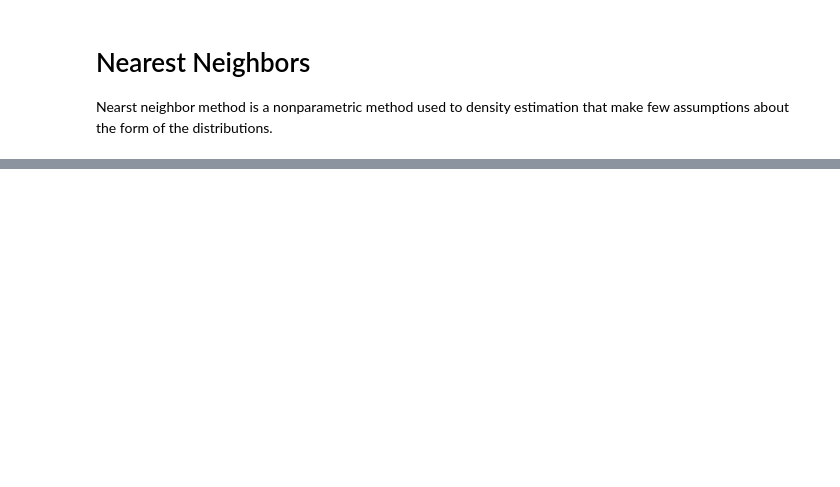
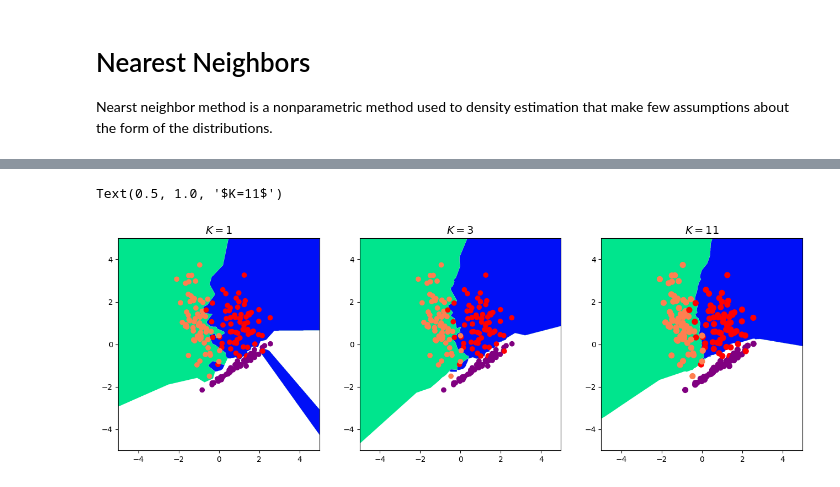
Before and after one commit to YangyangFu/mlax, a Jupyter notebook: 4-knn.ipynb, the cells around one changed output, grey strips where cells are left out. Drawn from its saved outputs; the diff is of its cells as text; code cells hidden in the pictures; blank space fills up the shorter version.

```diff
--- a/4-knn.ipynb
+++ b/4-knn.ipynb
@@ -47,0 +14,64 @@ Counts: [1 2 2 2]
+# %%
+N = 200
+D = 2
+
+x, t = make_classification(n_samples=N,
+                            n_features=D,
+                            n_informative=D,
+                            n_redundant=0,
+                            n_repeated=0,
+                            n_classes=3,
+                            n_clusters_per_class=1,
+                            random_state=44)
+x = jnp.array(x)
+t = jnp.array(t)
+
+x_space = jnp.arange(-5, 5, 0.01)
+x1, x2 = jnp.meshgrid(x_space, x_space)
+x_hat = jnp.vstack((x1.ravel(), x2.ravel())).T
+
+class_colors = []
+for i in range(t.shape[0]):
+    if t[i] == 0:
+        color = "red"
+    elif t[i] == 1:
+        color = "coral"
+    else:
+        color = "purple"
+    class_colors.append(color)
+
+plt.figure(figsize=(16, 5))
+
+plt.subplot(1, 3, 1)
+model = NearestNeighborsClassifier()
+Z, _, _ = model.predict(x, t, x_hat, k=1)
+Z = Z.reshape(-1, 1)
+
+plt.contourf(
+    x_space, x_space, Z[:, 0].reshape(x1.shape), cmap="winter", levels=np.arange(-0.1, 1.1, 0.05), antialiased=True
+)
+plt.scatter(x[:, 0], x[:, 1], color=class_colors)
+plt.title("$K=1$", fontsize=14)
+
+plt.subplot(1, 3, 2)
+model = NearestNeighborsClassifier()
+Z, _, _ = model.predict(x, t, x_hat, k=3)
+Z = Z.reshape(-1, 1)
+plt.contourf(
+    x_space, x_space, Z[:, 0].reshape(x1.shape), cmap="winter", levels=np.arange(-0.1, 1.1, 0.05), antialiased=True
+)
+plt.scatter(x[:, 0], x[:, 1], color=class_colors)
+plt.title("$K=3$", fontsize=14)
+
+plt.subplot(1, 3, 3)
+model = NearestNeighborsClassifier()
+Z, _, _ = model.predict(x, t, x_hat, k=11)
+Z = Z.reshape(-1, 1)
+plt.contourf(
+    x_space, x_space, Z[:, 0].reshape(x1.shape), cmap="winter", levels=np.arange(-0.1, 1.1, 0.05), antialiased=True
+)
+plt.scatter(x[:, 0], x[:, 1], color=class_colors, s=50)
+plt.title("$K=11$", fontsize=14)
+# %% [output]
+Text(0.5, 1.0, '$K=11$')
+[figure, added]
```
Also changed, not shown: parts of 3 cells of this notebook, 2 other files.
